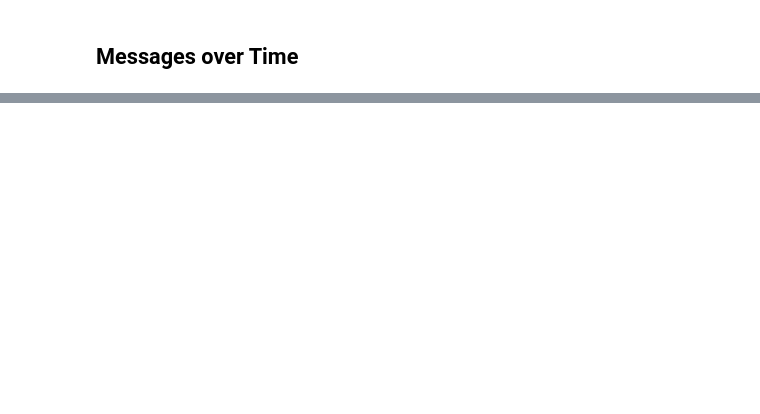
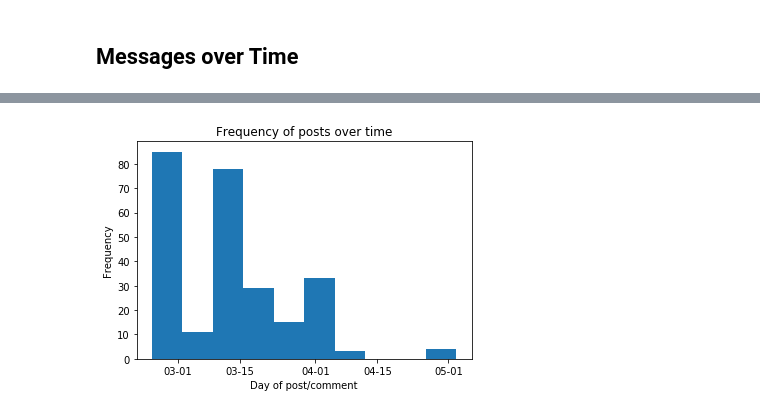
Before and after one commit to saloni-agshiker/DataDrivenEducationLab, a Jupyter notebook: visualization-mockups/EDA Piazza.ipynb, the cells around one changed output, grey strips where cells are left out. Saved outputs shown, nothing was run; the diff lists cells and outputs as text; code cells hidden in the pictures; blank space fills up the shorter version.

```diff
--- a/visualization-mockups/EDA Piazza.ipynb
+++ b/visualization-mockups/EDA Piazza.ipynb
@@ -99,0 +114,14 @@ How often do the two scorers match? What kind of posts (by score) do they differ
+# %%
+def string_to_datetime(str):
+    return datetime.datetime.strptime(str, '%Y-%m-%d %H:%M:%S UTC')
+
+data['created_time'] = data['Created At'].apply(string_to_datetime)
+plt.hist(data['created_time'])
+plt.gca().xaxis.set_major_formatter(DateFormatter('%m-%d'))
+plt.xlabel("Day of post/comment")
+plt.ylabel("Frequency")
+plt.title("Frequency of posts over time")
+
+plt.show()
+# %% [output]
+[figure, added]
```
Also changed, not shown: parts of 17 cells of this notebook.
